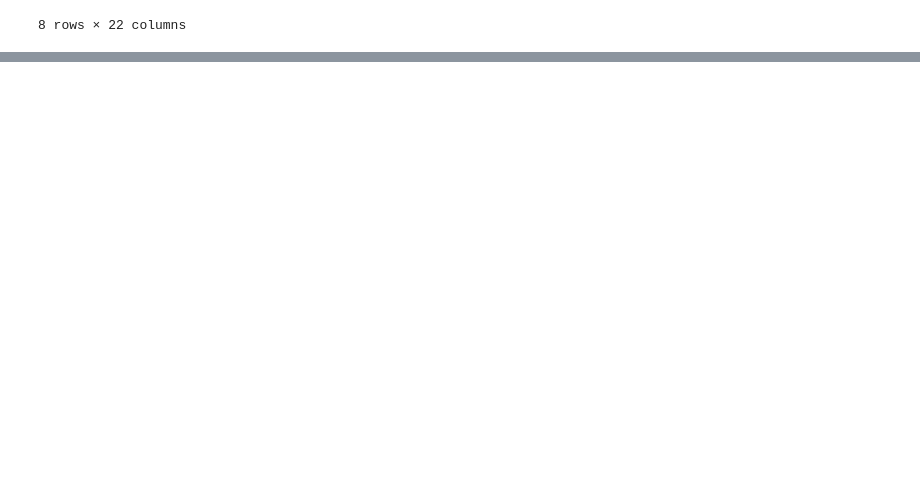
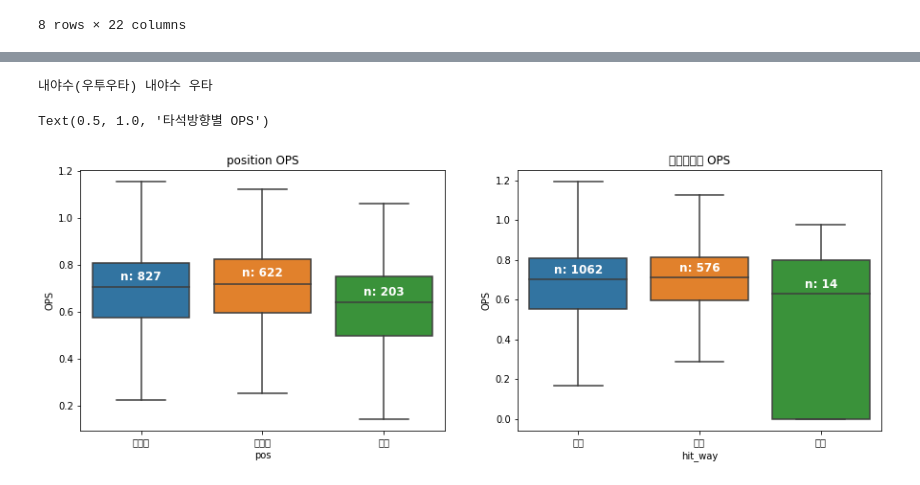
Before and after one commit to studyfirston/Deep_learning, a Jupyter notebook: dacon/kbo_prediction/batter_OPS_prediction.ipynb, the cells around one changed output, grey strips where cells are left out. Drawn from its saved outputs; the diff is of its cells as text; code cells hidden in the pictures; blank space fills up the shorter version.

```diff
--- a/dacon/kbo_prediction/batter_OPS_prediction.ipynb
+++ b/dacon/kbo_prediction/batter_OPS_prediction.ipynb
@@ -190,0 +330,69 @@ pd.read_csv('../')
+# %%
+# 수비 포지션(내야수, 외야수 등)
+# 타자가 주로 이용하는 의미(우투우타, 좌투좌타 등)
+# 데이터를 더 자세히 이해하기 위해 구분
+
+regular_season_df['pos'] = regular_season_df['position'].apply(lambda x : x.split('(')[0] if pd.notnull(x) else x )
+
+# 우타, 좌타, 양타
+# 타자가 왼손잡이, 오른손잡이인지
+# 수비 포지션은 어디인지 구분
+regular_season_df['hit_way'] = regular_season_df['position'].apply(lambda x: x[-3:-1] if pd.notnull(x) else x)
+
+print(regular_season_df['position'][0], regular_season_df['pos'][0], regular_season_df['hit_way'][0])
+# %% [output]
+내야수(우투우타) 내야수 우타
+# %%
+# 포지션별로 OPS 값을 살펴본 결과, 내야수와 외야수의 성적은 큰 차이가 없다.
+# 하지만 포수의 OPS 는 다른 포지션보다 수치가 다소 작은 편이다.
+# 즉 포수를 제외하고는 OPS 성적에는 포지션의 영향이 그리 크지 않다.
+# 또한 타자가 왼손잡이, 오른손잡이인지에 따른 OPS 값은 큰 차이가 없다.
+# 양손잡이의 OPS 가 다소 낮지만 관측 수가 적어 결과를 신뢰하기 힘들다.
+
+plt.figure(figsize=(15,5))
+plt.subplot(1,2,1)
+ax = sns.boxplot(x='pos', y='OPS', data=regular_season_df, showfliers=False)
+
+# position별 OPS 중앙값
+medians = regular_season_df.groupby(['pos'])['OPS'].median().to_dict()
+
+# position별 관측치 수
+nobs = regular_season_df['pos'].value_counts().to_dict()
+
+# 키 값을 'n: 값' 형식으로 변환
+for key in nobs : nobs[key] = "n: " + str(nobs[key])
+
+# 그래프의 Xtick text 값 얻기
+xticks_labels = [item.get_text() for item in ax.get_xticklabels()]
+
+# tick은 tick의 위치, label은 그에 해당하는 text 값
+for label in ax.get_xticklabels() :
+    ax.text(xticks_labels.index(label.get_text()),
+    medians[label.get_text()] + 0.03, nobs[label.get_text()],
+    horizontalalignment = 'center', size = 'large', color ='w', weight='semibold')
+
+ax.set_title('position OPS')
+
+
+plt.subplot(1,2,2)
+ax = sns.boxplot(x='hit_way', y='OPS', data = regular_season_df, showfliers = False)
+
+# 타자 방향별 OPS 중앙값
+medians = regular_season_df.groupby(['hit_way'])['OPS'].median().to_dict()
+# 타자 방향 관측치 수
+nobs = regular_season_df['hit_way'].value_counts().to_dict()
+# 키 값을 'n: 값' 형식으로 변환
+for key in nobs: nobs[key] = "n: " + str(nobs[key])
+
+# 그래프의 Xticks text 값 얻기
+xticks_labels = [item.get_text() for item in ax.get_xticklabels()]
+
+# tick 은 tick 위치, label 은 그에 해당하는 text 값
+for label in ax.get_xticklabels() :
+    ax.text(xticks_labels.index(label.get_text()),
+    medians[label.get_text()] + 0.03, nobs[label.get_text()],
+    horizontalalignment = 'center', size = 'large', color ='w', weight='semibold')
+ax.set_title('타석방향별 OPS')
+# %% [output]
+Text(0.5, 1.0, '타석방향별 OPS')
+[figure, added]
```
Also changed, not shown: parts of 26 cells of this notebook.
